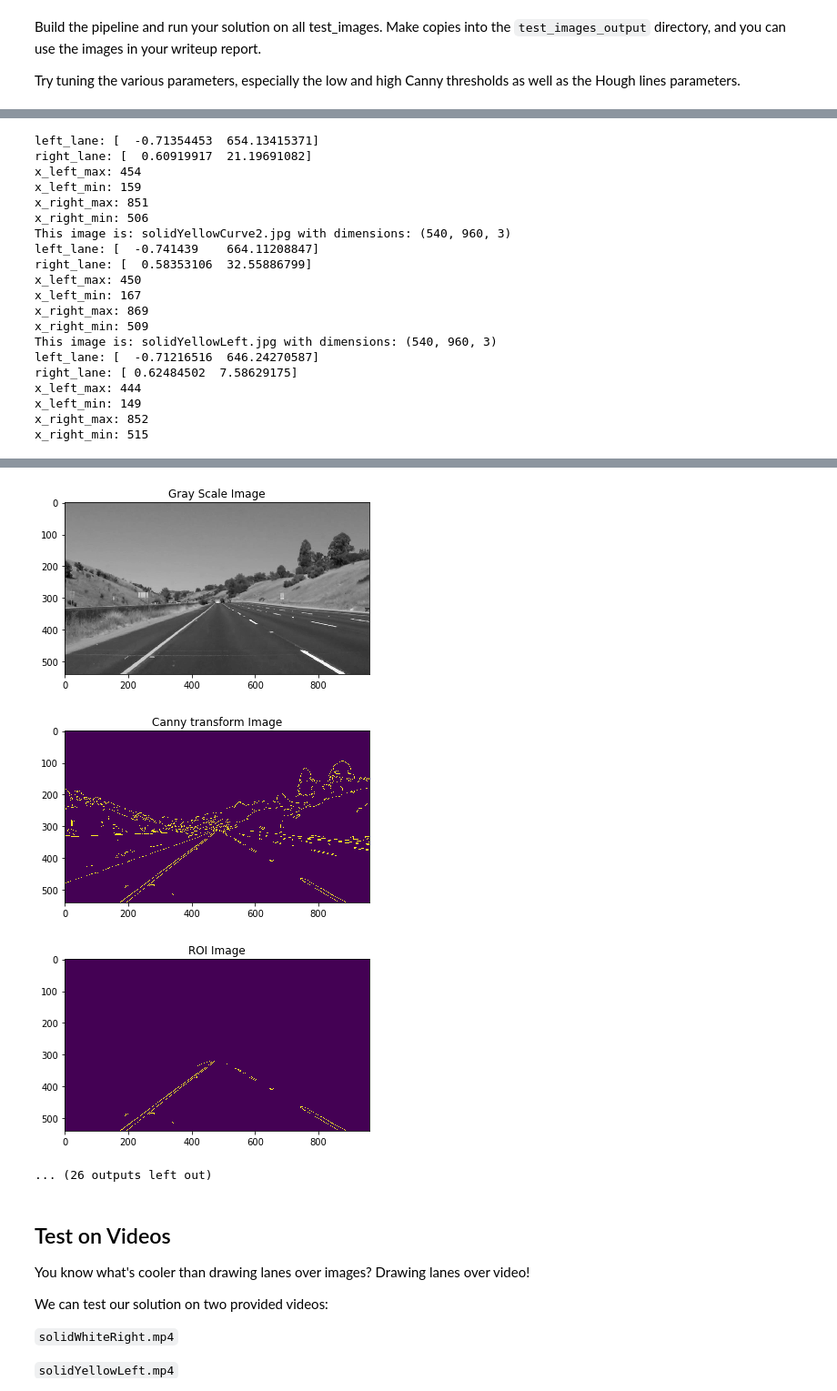
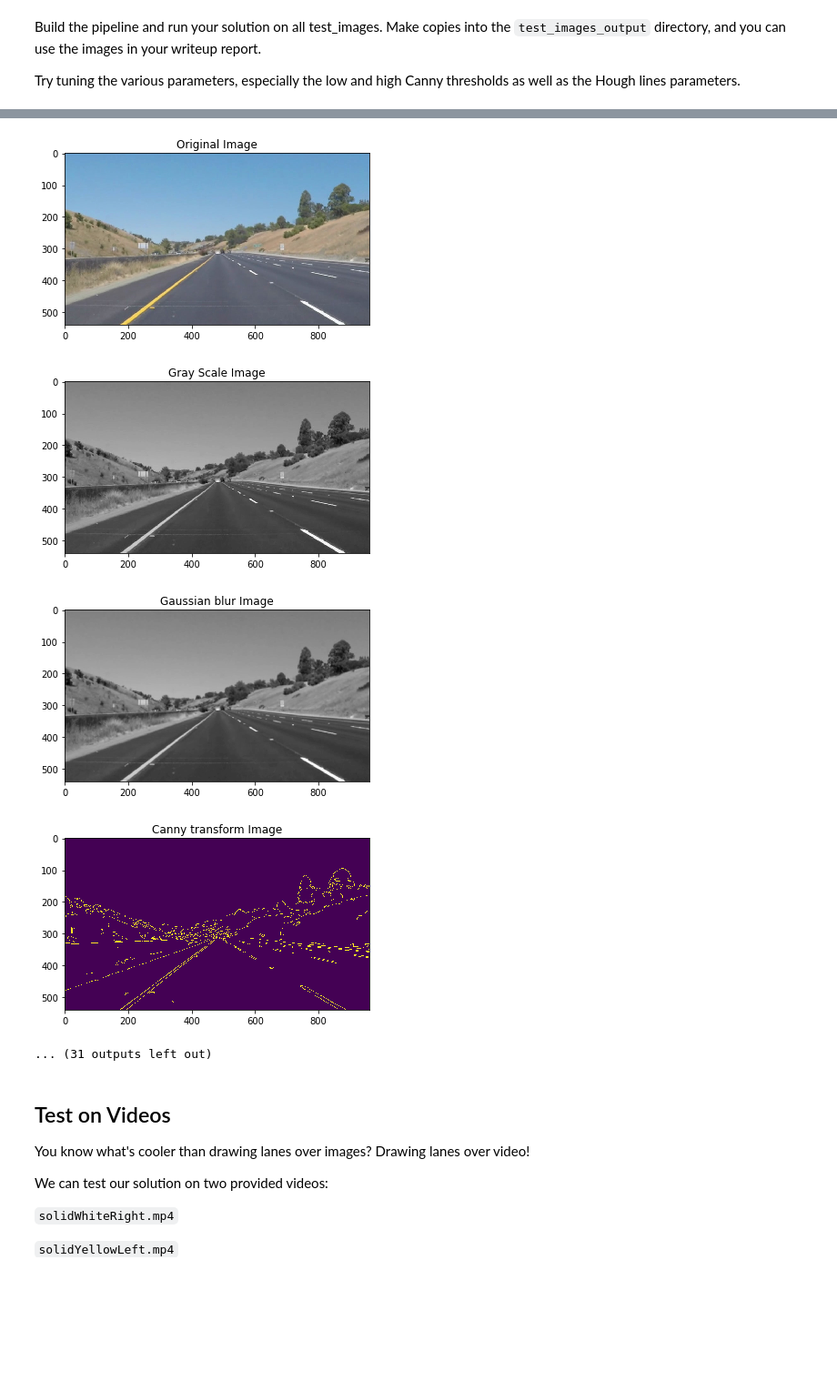
Before and after one commit to luxlike/udacity_SDC_FindLaneLine, a Jupyter notebook: P1.ipynb, the cells around one changed output, grey strips where cells are left out. Shown at 91% size. Drawn from its saved outputs; the diff is of its cells as text; code cells hidden in the pictures; blank space fills up the shorter version.

```diff
--- a/P1.ipynb
+++ b/P1.ipynb
@@ -287,6 +287,13 @@ for image in images:
     # Applies a Gaussian Noise kernel
     kernel_size = 5
     gaussian_blur_image = gaussian_blur(gray_image, kernel_size)
+    plt.figure()
+    plt.title("Gaussian blur Image")
+    plt.imshow(gaussian_blur_image, cmap='gray')
+
+    # Save gaussian blur image
+    img_name = 'blur_' + image
+    cv2.imwrite(output_dir_name + img_name, gaussian_blur_image)
 
     # Applies the Canny transform
     low_threshold = 50
@@ -358,22 +365,2 @@ This image is: solidYellowCurve.jpg with dimensions: (540, 960, 3)
-left_lane: [  -0.71354453  654.13415371]
-right_lane: [  0.60919917  21.19691082]
-x_left_max: 454
-x_left_min: 159
-x_right_max: 851
-x_right_min: 506
-This image is: solidYellowCurve2.jpg with dimensions: (540, 960, 3)
-left_lane: [  -0.741439    664.11208847]
-right_lane: [  0.58353106  32.55886799]
-x_left_max: 450
-x_left_min: 167
-x_right_max: 869
-x_right_min: 509
-This image is: solidYellowLeft.jpg with dimensions: (540, 960, 3)
-left_lane: [  -0.71216516  646.24270587]
-right_lane: [ 0.62484502  7.58629175]
-x_left_max: 444
-x_left_min: 149
-x_right_max: 852
-x_right_min: 515
 [figure]
 [figure]
@@ -385,7 +372,8 @@ x_right_min: 515
-[figure, old version]
+[figure, new version]
-[figure, old version]
+[figure, new version]
-[figure, old version]
+[figure, new version]
-... (26 outputs left out)
+[figure, added]
+... (31 outputs left out)
 # %% [markdown]
 ## Test on Videos
 
```
Also changed, not shown: parts of 4 cells of this notebook, 7 other files.
